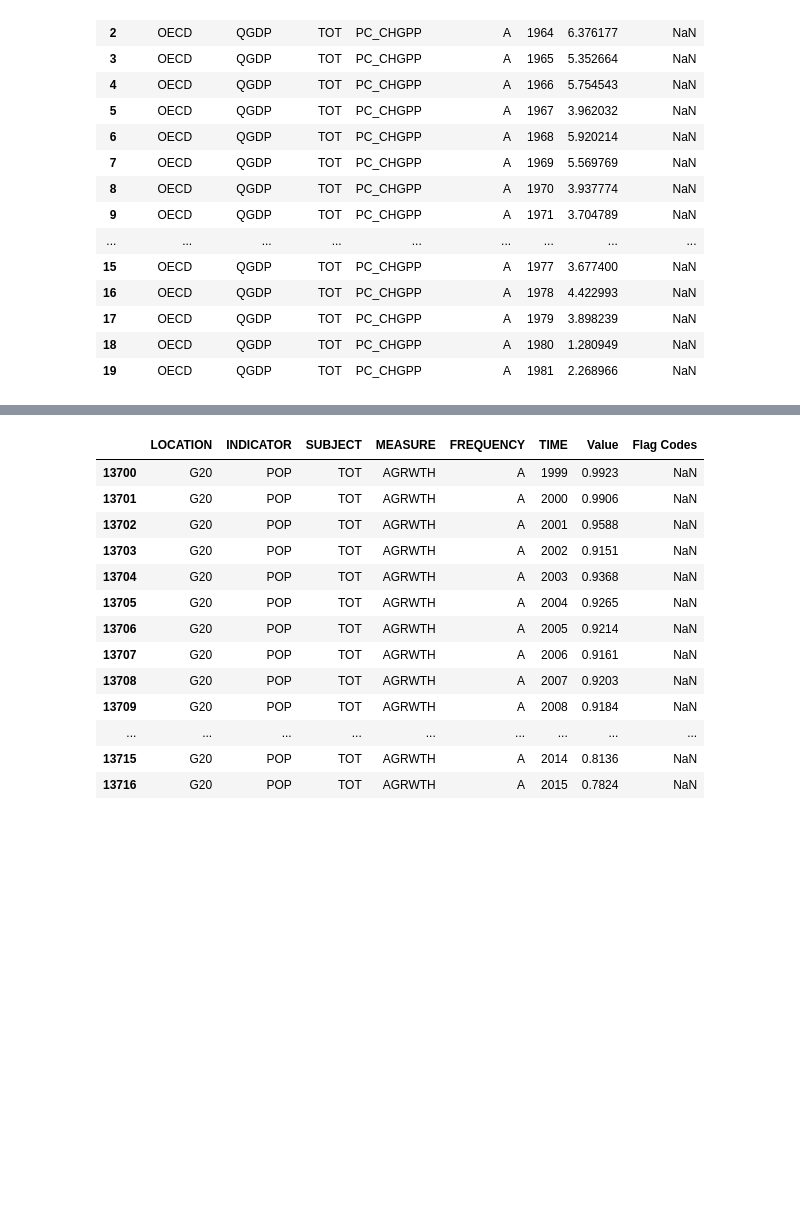
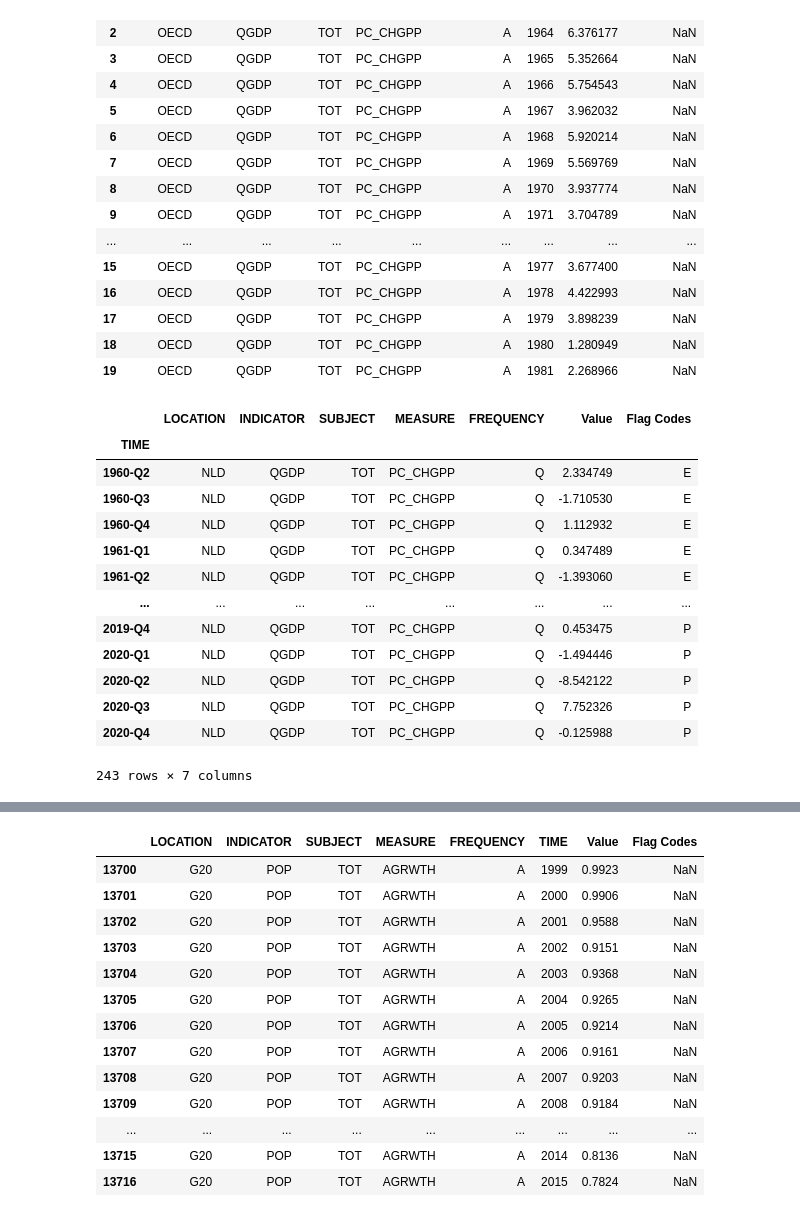
Before and after one commit to dsirtioglu/python, a Jupyter notebook: RR_NL_Energy_Prediction.ipynb, the cells around one changed output, grey strips where cells are left out. Cells and saved outputs as stored; diff of their text form; code cells hidden in the pictures; blank space fills up the shorter version.

```diff
--- a/RR_NL_Energy_Prediction.ipynb
+++ b/RR_NL_Energy_Prediction.ipynb
@@ -324,3 +361,24 @@ GDP.head(20)
 | 17 | OECD | QGDP | TOT | PC_CHGPP | A | 1979 | 3.898239 | NaN |
 | 18 | OECD | QGDP | TOT | PC_CHGPP | A | 1980 | 1.280949 | NaN |
 | 19 | OECD | QGDP | TOT | PC_CHGPP | A | 1981 | 2.268966 | NaN |
+# %%
+#Apply relevant filters
+
+GDP_NL = GDP.loc[(GDP['LOCATION'] == 'NLD') & (GDP['INDICATOR'] == 'QGDP') & (GDP['SUBJECT'] == 'TOT') & (GDP['MEASURE'] == 'PC_CHGPP') & (GDP['FREQUENCY'] == 'Q')]
+GDP_NL = GDP_NL.set_index('TIME')
+GDP_NL
+# %% [output]
+|  | LOCATION | INDICATOR | SUBJECT | MEASURE | FREQUENCY | Value | Flag Codes |
+| TIME |  |  |  |  |  |  |  |
+| 1960-Q2 | NLD | QGDP | TOT | PC_CHGPP | Q | 2.334749 | E |
+| 1960-Q3 | NLD | QGDP | TOT | PC_CHGPP | Q | -1.710530 | E |
+| 1960-Q4 | NLD | QGDP | TOT | PC_CHGPP | Q | 1.112932 | E |
+| 1961-Q1 | NLD | QGDP | TOT | PC_CHGPP | Q | 0.347489 | E |
+| 1961-Q2 | NLD | QGDP | TOT | PC_CHGPP | Q | -1.393060 | E |
+| ... | ... | ... | ... | ... | ... | ... | ... |
+| 2019-Q4 | NLD | QGDP | TOT | PC_CHGPP | Q | 0.453475 | P |
+| 2020-Q1 | NLD | QGDP | TOT | PC_CHGPP | Q | -1.494446 | P |
+| 2020-Q2 | NLD | QGDP | TOT | PC_CHGPP | Q | -8.542122 | P |
+| 2020-Q3 | NLD | QGDP | TOT | PC_CHGPP | Q | 7.752326 | P |
+| 2020-Q4 | NLD | QGDP | TOT | PC_CHGPP | Q | -0.125988 | P |
+243 rows × 7 columns
```
Also changed, not shown: parts of 10 cells of this notebook.
